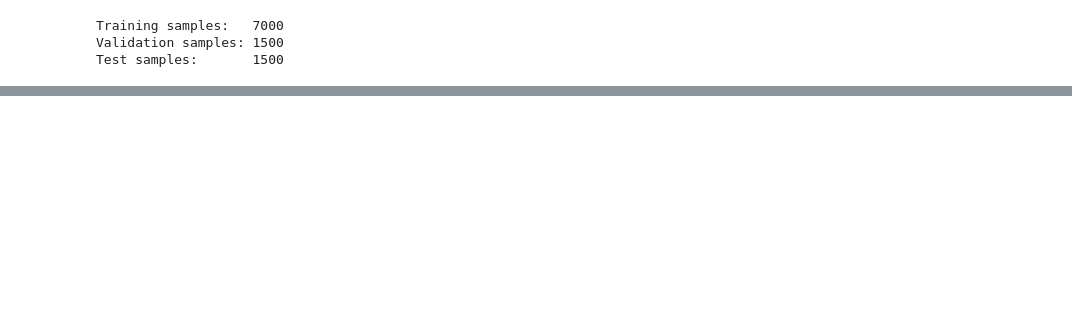
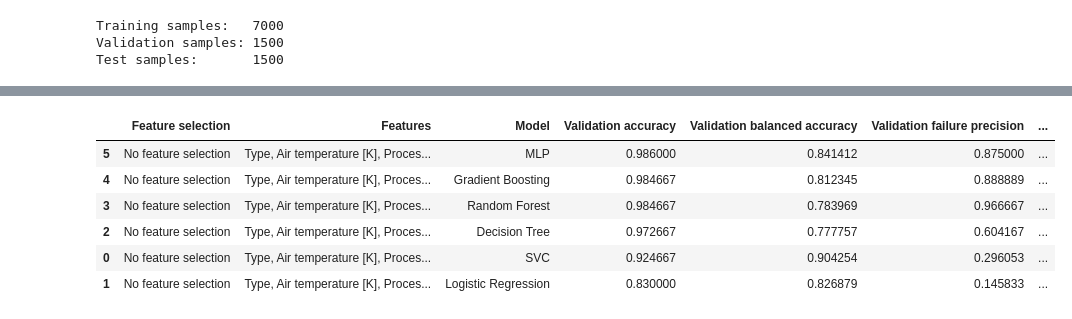
Before and after one commit to sotheasokea/ML_Term_Project, a Jupyter notebook: Predictive_Maintenance_Version 2_Res.ipynb, the cells around one changed output, grey strips where cells are left out. Saved outputs shown, nothing was run; the diff lists cells and outputs as text; code cells hidden in the pictures; blank space fills up the shorter version.

```diff
--- a/Predictive_Maintenance_Version 2_Res.ipynb
+++ b/Predictive_Maintenance_Version 2_Res.ipynb
@@ -1388,0 +369,27 @@ The public dataset is small and imbalanced. A stronger future study could use re
+# %%
+# ── Master Experiment Configuration ──────────────────────────────────
+# Note: RANDOM_STATE = 55 is already set in Section 4 and shared across the notebook.
+# Note: All configurations below are used to control the behavior of the experiment.
+
+NUMBER_OF_FEATURES = 4            # Features kept by ANOVA / Correlation / Lasso / RFE / SFS (out of 6)
+
+RFE_SELECTOR_MODEL = "Logistic Regression"
+# Options: "Logistic Regression", "Linear SVC", "Decision Tree", "Random Forest"
+
+SFS_SELECTOR_MODEL = "Decision Tree"
+# Options: "Logistic Regression", "Decision Tree", "Random Forest"
+# (Tip: "Decision Tree" or "Logistic Regression" runs much faster than 200-tree "Random Forest")
+
+PCA_VARIANCE = 0.95               # Cumulative training variance PCA must retain
+CV_FOLDS     = 5                  # Folds for GridSearchCV and SFS
+
+UNIQUE_FINALIST_MODELS = True       # True  -> Top 3 finalists must be 3 distinct model architectures
+                                    # False -> Allow same model architecture with different feature sets
+
+# Consistent sort order for ALL validation comparison tables
+PRIMARY_SORT_METRICS = [
+    "Validation failure F1",
+    "Validation failure recall",
+    "Validation failure precision",
+    "Validation accuracy",
+]
@@ -1388,0 +514,13 @@ The public dataset is small and imbalanced. A stronger future study could use re
+# %%
+baseline_results = evaluate_selected_features(
+    "No feature selection", x_train.columns.tolist()
+)
+display(baseline_results.sort_values(PRIMARY_SORT_METRICS, ascending=False))
+# %% [output]
+|  | Feature selection | Features | Model | Validation accuracy | Validation balanced accuracy | Validation failure precision | ... |
+| 5 | No feature selection | Type, Air temperature [K], Proces... | MLP | 0.986000 | 0.841412 | 0.875000 | ... |
+| 4 | No feature selection | Type, Air temperature [K], Proces... | Gradient Boosting | 0.984667 | 0.812345 | 0.888889 | ... |
+| 3 | No feature selection | Type, Air temperature [K], Proces... | Random Forest | 0.984667 | 0.783969 | 0.966667 | ... |
+| 2 | No feature selection | Type, Air temperature [K], Proces... | Decision Tree | 0.972667 | 0.777757 | 0.604167 | ... |
+| 0 | No feature selection | Type, Air temperature [K], Proces... | SVC | 0.924667 | 0.904254 | 0.296053 | ... |
+| 1 | No feature selection | Type, Air temperature [K], Proces... | Logistic Regression | 0.830000 | 0.826879 | 0.145833 | ... |
```
Also changed, not shown: parts of 92 cells of this notebook, 2 other files.
